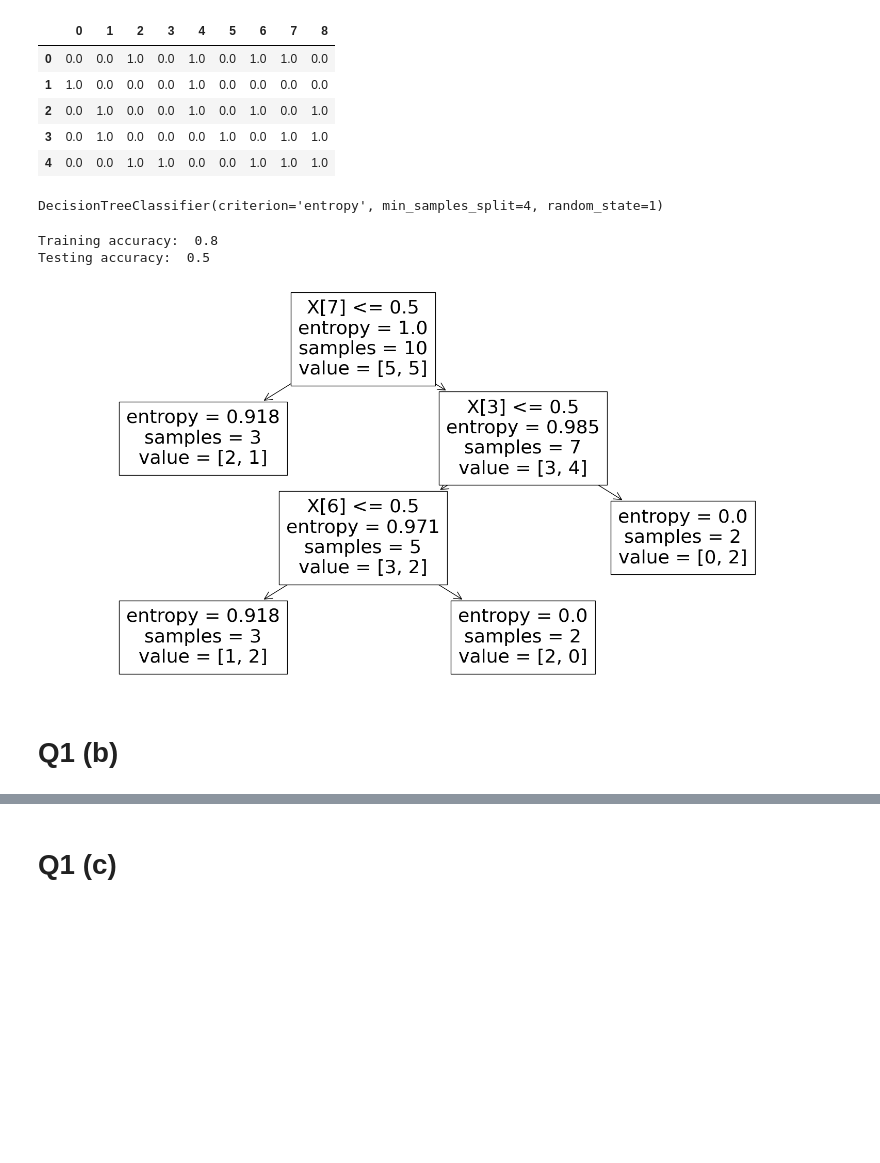
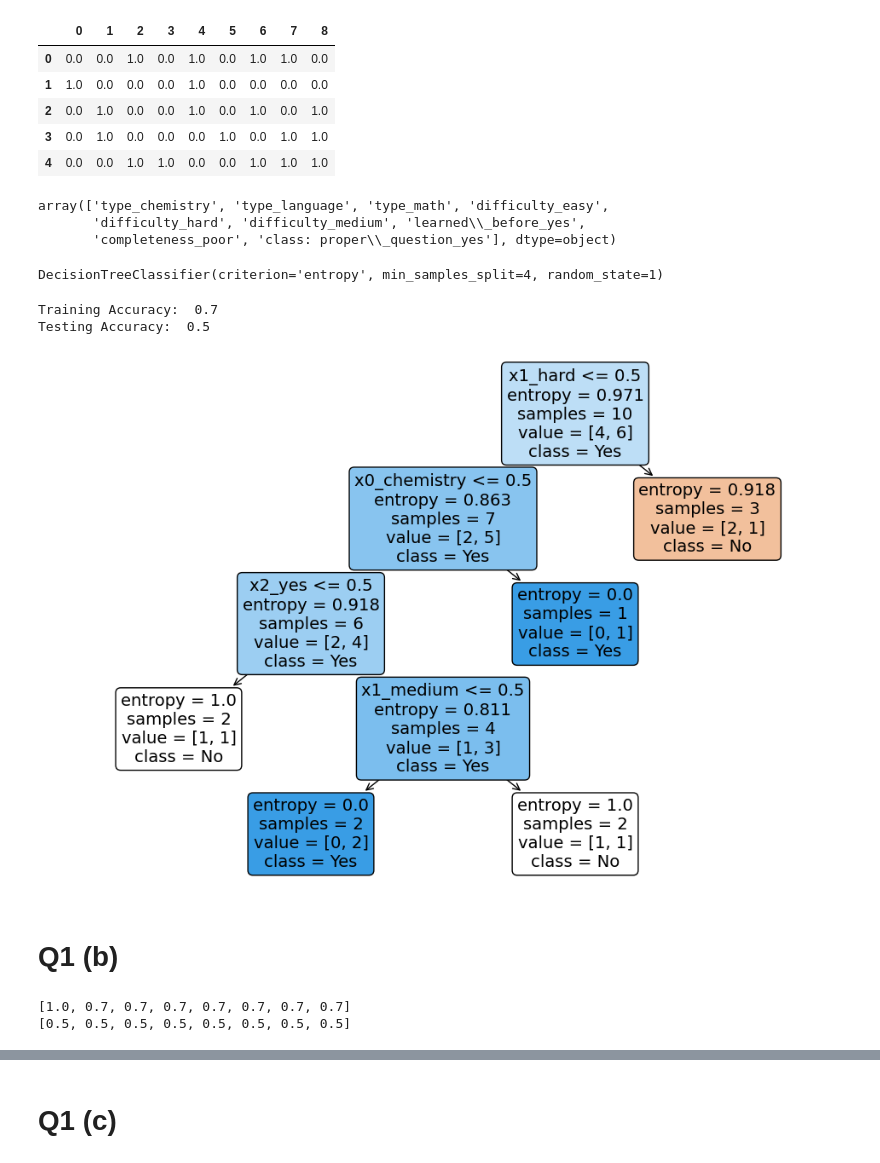
Before and after one commit to fongc123/notes, a Jupyter notebook: src/data mining/assignment2.ipynb, the cells around one changed output, grey strips where cells are left out. Saved outputs shown, nothing was run; the diff lists cells and outputs as text; code cells hidden in the pictures; blank space fills up the shorter version.

```diff
--- a/src/data mining/assignment2.ipynb
+++ b/src/data mining/assignment2.ipynb
@@ -58,6 +58,12 @@ q1_data.head()
 | 2 | 0.0 | 1.0 | 0.0 | 0.0 | 1.0 | 0.0 | 1.0 | 0.0 | 1.0 |
 | 3 | 0.0 | 1.0 | 0.0 | 0.0 | 0.0 | 1.0 | 0.0 | 1.0 | 1.0 |
 | 4 | 0.0 | 0.0 | 1.0 | 1.0 | 0.0 | 0.0 | 1.0 | 1.0 | 1.0 |
+# %%
+enc.get_feature_names_out()
+# %% [output]
+array(['type_chemistry', 'type_language', 'type_math', 'difficulty_easy',
+       'difficulty_hard', 'difficulty_medium', 'learned\\_before_yes',
+       'completeness_poor', 'class: proper\\_question_yes'], dtype=object)
 # %%
 # separate X and Y
 X = q1_data.iloc[:, 0:8]
@@ -72,16 +78,35 @@ clf.fit(X_train, Y_train)
 DecisionTreeClassifier(criterion='entropy', min_samples_split=4, random_state=1)
 # %%
 # calculate the training and testing accuracy
-print('Training accuracy: ', accuracy_score(Y_train, clf.predict(X_train)))
-print('Testing accuracy: ', accuracy_score(Y_test, clf.predict(X_test)))
+print('Training Accuracy: ', accuracy_score(Y_train, clf.predict(X_train)))
+print('Testing Accuracy: ', accuracy_score(Y_test, clf.predict(X_test)))
 # %% [output]
-Training accuracy:  0.8
-Testing accuracy:  0.5
+Training Accuracy:  0.7
+Testing Accuracy:  0.5
 # %%
-plt.figure(figsize=(20, 10))
-plot_tree(clf)
+plt.figure(figsize = (12, 8))
+plot_tree(clf, filled = True, rounded = True, feature_names = enc.get_feature_names(), class_names = ['No', 'Yes'])
 plt.show()
 # %% [output]
-[figure, old version]
+[figure, new version]
 # %% [markdown]
 # **Q1 (b)**
+# %%
+# vary `min_test_split` from 2 to 9 and plot the training and testing accuracy
+train_acc = []
+test_acc = []
+for i in range(2, 10):
+    clf = DecisionTreeClassifier(
+        criterion = 'entropy',
+        min_samples_split = i,
+        random_state = 1
+    )
+    clf.fit(X_train, Y_train)
+    train_acc.append(accuracy_score(Y_train, clf.predict(X_train)))
+    test_acc.append(accuracy_score(Y_test, clf.predict(X_test)))
+
+print(train_acc)
+print(test_acc)
+# %% [output]
+[1.0, 0.7, 0.7, 0.7, 0.7, 0.7, 0.7, 0.7]
+[0.5, 0.5, 0.5, 0.5, 0.5, 0.5, 0.5, 0.5]
```
Also changed, not shown: parts of 2 cells of this notebook.
